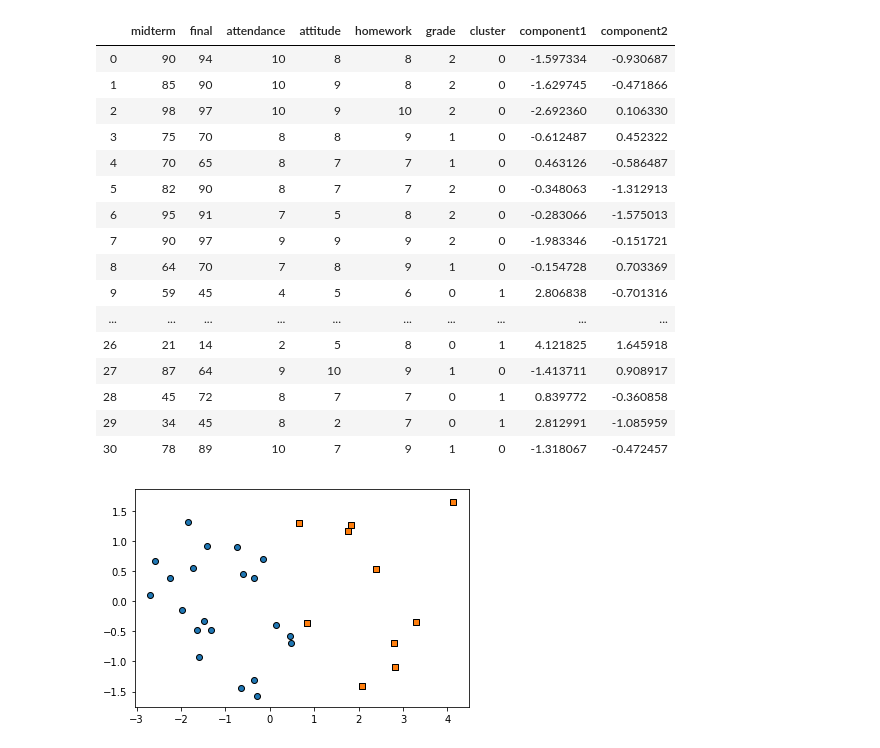
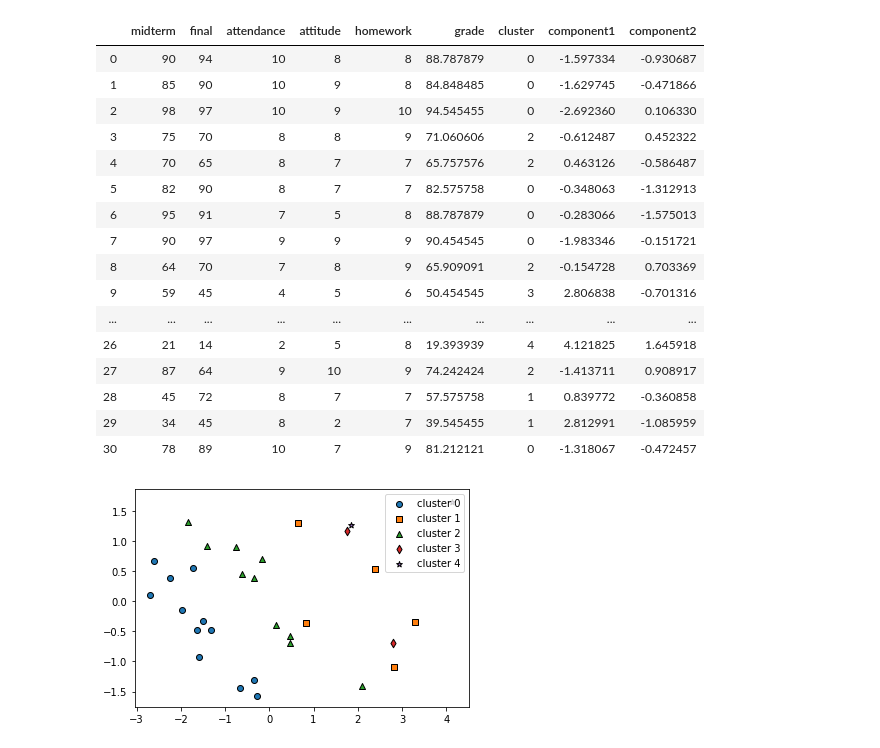
Before and after one commit to kangmincho1/Side-Projects, a Jupyter notebook: clustering.ipynb, the cells around one changed output. Drawn from its saved outputs; the diff is of its cells as text; code cells hidden in the pictures.

```diff
--- a/clustering.ipynb
+++ b/clustering.ipynb
@@ -28,0 +39,4 @@ df
+# %%
+# 모든 평가 지표의 만점은 66점이므로 100점이 만점이 되도록 정규화
+df['grade'] = (df['midterm']*0.3 + df['final']*0.3 + df['attendance']*0.1 + df['attitude']*0.1 + df['homework']*0.2) * (100 / 66)
+df
@@ -41,7 +73,7 @@ pca = PCA(n_components=2)
 pca.fit(df_scaled, target)
 df_pca = pca.transform(df_scaled)
 # %%
-kmeans = KMeans(n_clusters=2, max_iter=3000)
+kmeans = KMeans(n_clusters=5, max_iter=3000)
 cluster_labels = kmeans.fit_predict(features)
 # %%
 df['cluster'] = kmeans.labels_
@@ -50,32 +82,36 @@ df['component2'] = df_pca[:, 1]
 df
 # %% [output]
 |  | midterm | final | attendance | attitude | homework | grade | cluster | component1 | component2 |
-| 0 | 90 | 94 | 10 | 8 | 8 | 2 | 0 | -1.597334 | -0.930687 |
-| 1 | 85 | 90 | 10 | 9 | 8 | 2 | 0 | -1.629745 | -0.471866 |
-| 2 | 98 | 97 | 10 | 9 | 10 | 2 | 0 | -2.692360 | 0.106330 |
-| 3 | 75 | 70 | 8 | 8 | 9 | 1 | 0 | -0.612487 | 0.452322 |
-| 4 | 70 | 65 | 8 | 7 | 7 | 1 | 0 | 0.463126 | -0.586487 |
-| 5 | 82 | 90 | 8 | 7 | 7 | 2 | 0 | -0.348063 | -1.312913 |
-| 6 | 95 | 91 | 7 | 5 | 8 | 2 | 0 | -0.283066 | -1.575013 |
-| 7 | 90 | 97 | 9 | 9 | 9 | 2 | 0 | -1.983346 | -0.151721 |
-| 8 | 64 | 70 | 7 | 8 | 9 | 1 | 0 | -0.154728 | 0.703369 |
-| 9 | 59 | 45 | 4 | 5 | 6 | 0 | 1 | 2.806838 | -0.701316 |
+| 0 | 90 | 94 | 10 | 8 | 8 | 88.787879 | 0 | -1.597334 | -0.930687 |
+| 1 | 85 | 90 | 10 | 9 | 8 | 84.848485 | 0 | -1.629745 | -0.471866 |
+| 2 | 98 | 97 | 10 | 9 | 10 | 94.545455 | 0 | -2.692360 | 0.106330 |
+| 3 | 75 | 70 | 8 | 8 | 9 | 71.060606 | 2 | -0.612487 | 0.452322 |
+| 4 | 70 | 65 | 8 | 7 | 7 | 65.757576 | 2 | 0.463126 | -0.586487 |
+| 5 | 82 | 90 | 8 | 7 | 7 | 82.575758 | 0 | -0.348063 | -1.312913 |
+| 6 | 95 | 91 | 7 | 5 | 8 | 88.787879 | 0 | -0.283066 | -1.575013 |
+| 7 | 90 | 97 | 9 | 9 | 9 | 90.454545 | 0 | -1.983346 | -0.151721 |
+| 8 | 64 | 70 | 7 | 8 | 9 | 65.909091 | 2 | -0.154728 | 0.703369 |
+| 9 | 59 | 45 | 4 | 5 | 6 | 50.454545 | 3 | 2.806838 | -0.701316 |
 | ... | ... | ... | ... | ... | ... | ... | ... | ... | ... |
-| 26 | 21 | 14 | 2 | 5 | 8 | 0 | 1 | 4.121825 | 1.645918 |
-| 27 | 87 | 64 | 9 | 10 | 9 | 1 | 0 | -1.413711 | 0.908917 |
-| 28 | 45 | 72 | 8 | 7 | 7 | 0 | 1 | 0.839772 | -0.360858 |
-| 29 | 34 | 45 | 8 | 2 | 7 | 0 | 1 | 2.812991 | -1.085959 |
-| 30 | 78 | 89 | 10 | 7 | 9 | 1 | 0 | -1.318067 | -0.472457 |
+| 26 | 21 | 14 | 2 | 5 | 8 | 19.393939 | 4 | 4.121825 | 1.645918 |
+| 27 | 87 | 64 | 9 | 10 | 9 | 74.242424 | 2 | -1.413711 | 0.908917 |
+| 28 | 45 | 72 | 8 | 7 | 7 | 57.575758 | 1 | 0.839772 | -0.360858 |
+| 29 | 34 | 45 | 8 | 2 | 7 | 39.545455 | 1 | 2.812991 | -1.085959 |
+| 30 | 78 | 89 | 10 | 7 | 9 | 81.212121 | 0 | -1.318067 | -0.472457 |
 # %%
 df['KMeans_label'] = cluster_labels
 centers = kmeans.cluster_centers_
 unique_labels = np.unique(cluster_labels)
-markers = ['o', 's']
+markers = ['o', 's', '^', 'd', '*']
 
 for label in unique_labels:
     label_cluster = df[df['KMeans_label'] == label]
     center = centers[label]
     plt.scatter(x=label_cluster['component1'], y=label_cluster['component2'], edgecolor='k', marker=markers[label])
+
+    plt.legend(['cluster 0', 'cluster 1', 'cluster 2', 'cluster 3', 'cluster 4'])
+
+
 plt.show()
 # %% [output]
-[figure, old version]
+[figure, new version]
```
Also changed, not shown: parts of 23 cells of this notebook, 1 other file.
